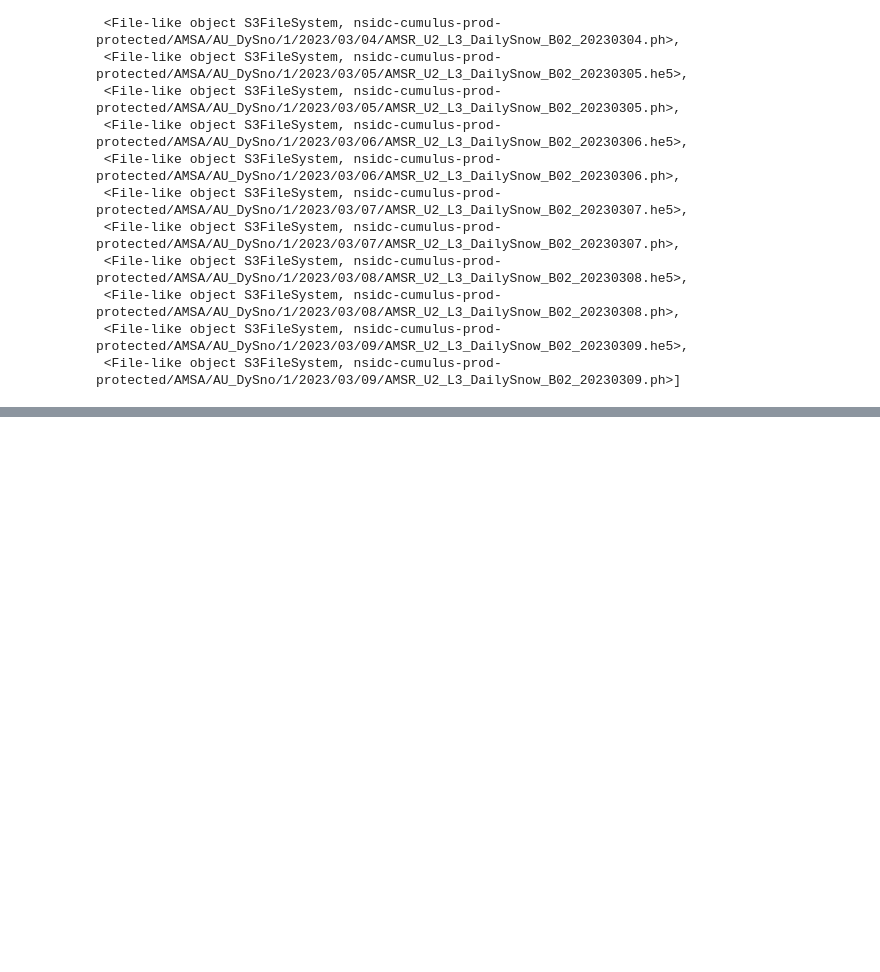
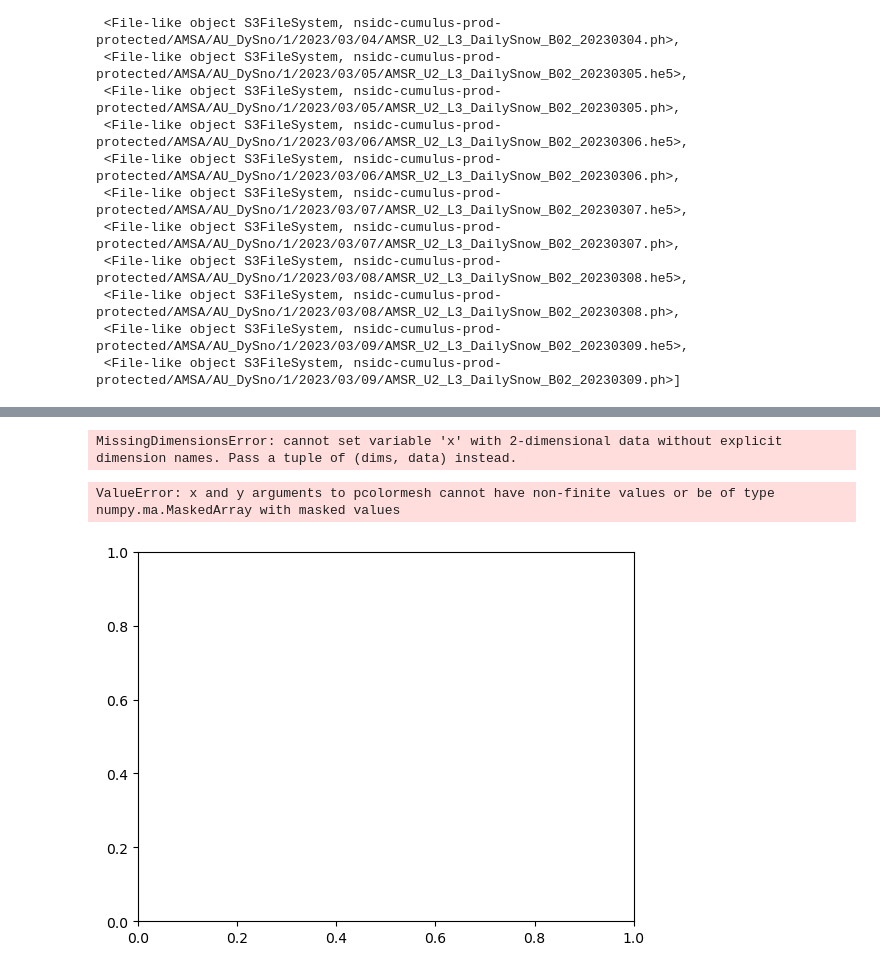
Before and after one commit to zachghiaccio/snow-observations, a Jupyter notebook: notebooks/AMSR2_swe_access.ipynb, the cells around one changed output, grey strips where cells are left out. Saved outputs shown, nothing was run; the diff lists cells and outputs as text; code cells hidden in the pictures; blank space fills up the shorter version.

```diff
--- a/notebooks/AMSR2_swe_access.ipynb
+++ b/notebooks/AMSR2_swe_access.ipynb
@@ -70,0 +103,16 @@ files
+# %%
+def assign_and_grid(ds, file):
+    with h5py.File(files[0],'r') as f:
+        x = f['HDFEOS']['GRIDS']['Northern Hemisphere']['lon'][:] # X-coordinates
+        y = f['HDFEOS']['GRIDS']['Northern Hemisphere']['lat'][:] # Y-coordinates
+        data = f['HDFEOS']['GRIDS']['Northern Hemisphere']['Data Fields']['SWE_NorthernDaily'][:] # Snow cover
+
+    # Create coordinate arrays (adjust if you need a specific dimension order)
+    coords = {'x': x, 'y': y}
+
+    # Create the xarray dataset
+    ds = xr.DataArray(data, coords=coords, dims=['y', 'x'])
+    # If you need to create a full Dataset (not just a DataArray), you can do:
+    ds = ds.to_dataset(name='SWE_NorthernDaily')
+    ds = ds.rio.write_crs("EPSG:3408")
+    return ds
@@ -70,0 +153,15 @@ files
+# %%
+ds = xr.open_dataset(files[0])
+ds = assign_and_grid(ds, files[0])
+# %% [output]
+MissingDimensionsError: cannot set variable 'x' with 2-dimensional data without explicit dimension names. Pass a tuple of (dims, data) instead.
+# %%
+ds = ds.assign_coords(x=ds.x.where(np.isfinite(ds.x)))
+ds = ds.assign_coords(y=ds.y.where(np.isfinite(ds.y)))
+ds = ds.dropna(dim='x')
+ds = ds.dropna(dim='y')
+
+ds['SWE_NorthernDaily'].plot()
+# %% [output]
+ValueError: x and y arguments to pcolormesh cannot have non-finite values or be of type numpy.ma.MaskedArray with masked values
+[figure, added]
```
Also changed, not shown: parts of 8 cells of this notebook.
